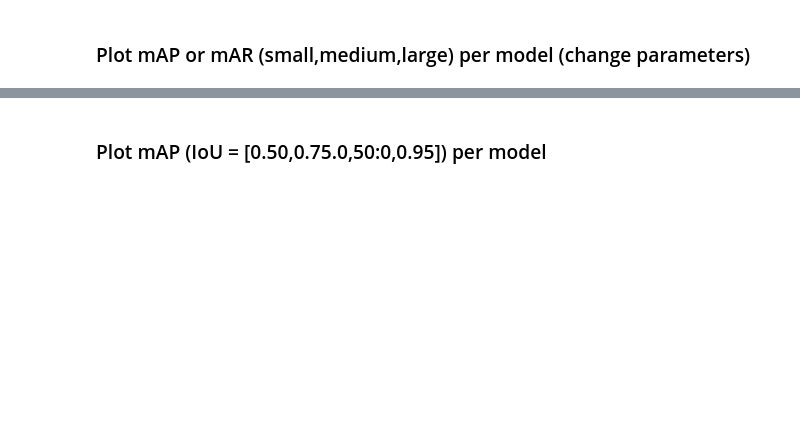
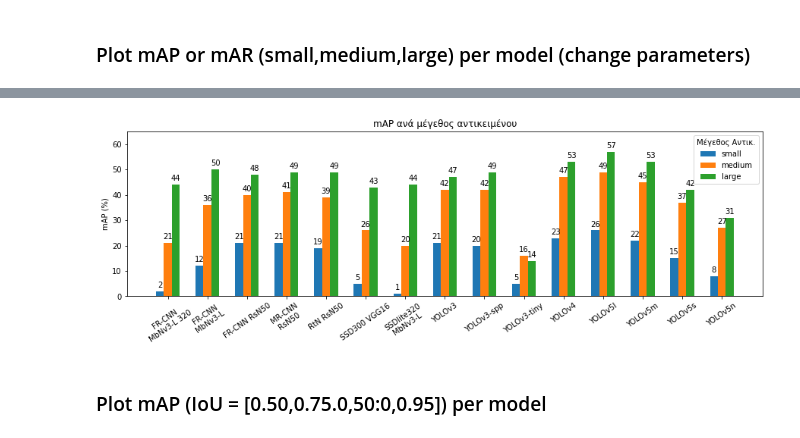
Before and after one commit to joangog/object-detection, a Jupyter notebook: analysis.ipynb, the cells around one changed output, grey strips where cells are left out. Drawn from its saved outputs; the diff is of its cells as text; code cells hidden in the pictures; blank space fills up the shorter version.

```diff
--- a/analysis.ipynb
+++ b/analysis.ipynb
@@ -219,10 +288,11 @@ grouped_results = results.groupby(by=['model','model_img_size'])
 
 perf_table = grouped_results.first().iloc[:,:4].reset_index()
 # Put YOLOv5n last in order
-perf_table_yolov5n = perf_table[perf_table['model']=='YOLOv5n']
-perf_table = perf_table[perf_table['model']!='YOLOv5n']
+perf_table_yolov5n = perf_table[(perf_table['model']=='YOLOv5n') | (perf_table['model'].str.contains('yolov5n'))]
+perf_table = perf_table[(perf_table['model']!='YOLOv5n') & (~perf_table['model'].str.contains('yolov5n'))]
 perf_table = perf_table.append(perf_table_yolov5n).reset_index().drop(columns=['index'])
 
+model_img_size = perf_table['model_img_size'].values
 model_params = perf_table['model_params'].values
 model_gflops = perf_table['model_gflops'].values
 fps = perf_table['fps'].values
@@ -457,3 +498,86 @@ plt.show()
+# %%
+# Parameters
+metric_name = 'avg_precision'  # avg_precision or avg_recall
+
+# Bar chart settings
+x = np.arange(len(models))  # the label locations
+width = 0.2  # the width of the bars
+
+# Plot bar chart
+
+fig, ax = plt.subplots()
+if dataset_name == 'PWMFD':
+  fig.set_size_inches(20,6)
+  if subfolder == 'transfer_learning':
+    fig.set_size_inches(10,6)
+  if subfolder == 'optimizer':
+    fig.set_size_inches(7,6)
+  if subfolder == 'augmentations':
+    fig.set_size_inches(10,6)
+  if subfolder == 'te_block':
+    fig.set_size_inches(10,6)
+  if subfolder == 'se_block':
+    fig.set_size_inches(10,6)
+
+if dataset_name == 'COCO17':
+  fig.set_size_inches(15,4)
+
+
+if metric_name == 'avg_precision':
+  metric_name_short = 'mAP'
+  metric_small = mAP_small
+  metric_medium = mAP_medium
+  metric_large = mAP_large
+  plt.ylim(0,65)
+elif metric_name == 'avg_recall':
+  metric_name_short = 'mAR'
+  metric_small = mAR_small
+  metric_medium = mAR_medium
+  metric_large = mAR_large
+  plt.ylim(0,75)
+
+# Change plot order
+temp_models_short = models_short
+temp_metric_small = metric_small
+temp_metric_medium = metric_medium
+temp_metric_large = metric_large
+if dataset_name == 'PWMFD':
+  if subfolder == 'transfer_learning':
+    temp_models_short = [models_short[i] for i in [2,3,0,1]]
+    temp_models_short = [metric_small[i] for i in [2,3,0,1]]
+    temp_models_short = [metric_medium[i] for i in [2,3,0,1]]
+    temp_models_short = [metric_large[i] for i in [2,3,0,1]]
+  elif subfolder == 'augmentations':
+    temp_models_short = [models_short[i] for i in [2,0,1]]
+    temp_metric_small = [metric_small[i] for i in [2,0,1]]
+    temp_metric_medium = [metric_medium[i] for i in [2,0,1]]
+    temp_metric_large = [metric_large[i] for i in [2,0,1]]
+  elif subfolder == 'se_block':
+    temp_models_short = [models_short[i] for i in [0,2,4,1,3]]
+    temp_metric_small = [metric_small[i] for i in [0,2,4,1,3]]
+    temp_metric_medium = [metric_medium[i] for i in [0,2,4,1,3]]
+    temp_metric_large = [metric_large[i] for i in [0,2,4,1,3]]
+
+small_bar = ax.bar(x - width, to_percent(temp_metric_small), width, label='small')
+medium_bar = ax.bar(x, to_percent(temp_metric_medium), width, label='medium')
+large_bar = ax.bar(x + width, to_percent(temp_metric_large), width, label='large')
+
+ax.set_ylabel(f'{metric_name_short} (%)')
+ax.set_title(f'{metric_name_short} ανά μέγεθος αντικειμένου')
+ax.set_xticks(x)
+if dataset_name=='COCO17':
+  plt.xticks(rotation=35)
+ax.set_xticklabels([tw.fill(model_name, width=12) for model_name in temp_models_short])
+ax.legend(title='Μέγεθος Αντικ.')
+
+ax.bar_label(small_bar, padding=3)
+ax.bar_label(medium_bar, padding=3)
+ax.bar_label(large_bar, padding=3)
+
+
+plt.show()
+# %% [output]
+[figure, added]
 # %% [markdown]
 ### Plot  mAP (IoU = [0.50,0.75.0,50:0,0.95]) per model
 # %%
```
Also changed, not shown: parts of 20 cells of this notebook.
